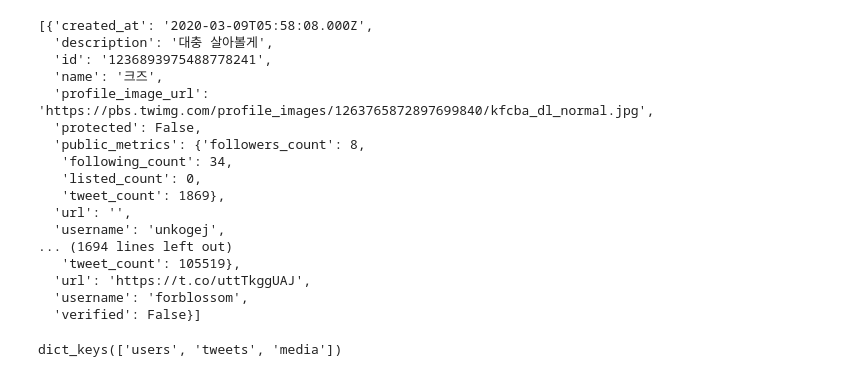
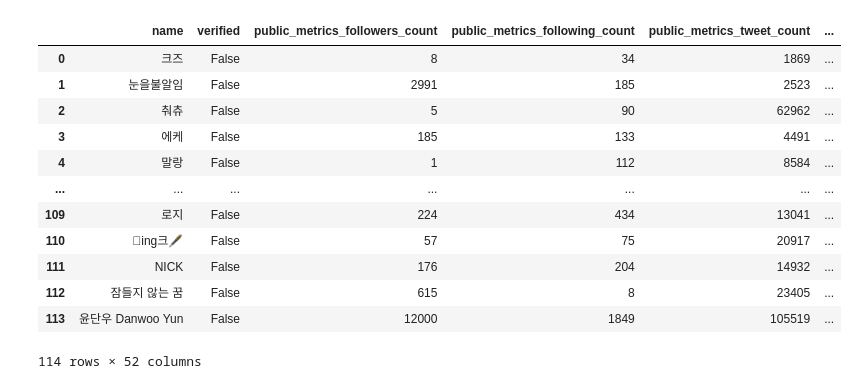
Before and after one commit to fromakim/2021Election_Analysis, a Jupyter notebook: data_prepreocess.ipynb, the cells around one changed output. Saved outputs shown, nothing was run; the diff lists cells and outputs as text; code cells hidden in the pictures.

```diff
--- a/data_prepreocess.ipynb
+++ b/data_prepreocess.ipynb
@@ -11,25 +13,19 @@ data = []
 for i in range(5):
     f = open(f'./data{i:02}.json', encoding = 'utf-8')
     data.append(json.load(f))
-# %%
-data[0]['includes']['users']
-# %% [output]
-[{'created_at': '2020-03-09T05:58:08.000Z',
-  'description': '대충 살아볼게',
-  'id': '1236893975488778241',
-  'name': '크즈',
-  'profile_image_url': 'https://pbs.twimg.com/profile_images/1263765872897699840/kfcba_dl_normal.jpg',
-  'protected': False,
-  'public_metrics': {'followers_count': 8,
-   'following_count': 34,
-   'listed_count': 0,
-   'tweet_count': 1869},
-  'url': '',
-  'username': 'unkogej',
-... (1694 lines left out)
-   'tweet_count': 105519},
-  'url': 'https://t.co/uttTkggUAJ',
-  'username': 'forblossom',
-  'verified': False}]
 # %%
-users = data[0]['includes']['users']
+pd.DataFrame([flatten(d) for d in data[0]['includes']['users']])
+# %% [output]
+|  | name | verified | public_metrics_followers_count | public_metrics_following_count | public_metrics_tweet_count | ... |
+| 0 | 크즈 | False | 8 | 34 | 1869 | ... |
+| 1 | 눈을불알임 | False | 2991 | 185 | 2523 | ... |
+| 2 | 춰츄 | False | 5 | 90 | 62962 | ... |
+| 3 | 에케 | False | 185 | 133 | 4491 | ... |
+| 4 | 말랑 | False | 1 | 112 | 8584 | ... |
+| ... | ... | ... | ... | ... | ... | ... |
+| 109 | 로지 | False | 224 | 434 | 13041 | ... |
+| 110 | ing크🖋 | False | 57 | 75 | 20917 | ... |
+| 111 | NICK | False | 176 | 204 | 14932 | ... |
+| 112 | 잠들지 않는 꿈 | False | 615 | 8 | 23405 | ... |
+| 113 | 윤단우 Danwoo Yun | False | 12000 | 1849 | 105519 | ... |
+114 rows × 52 columns
@@ -38,4 +31,0 @@ user_uniquekeys = list(set(itertools.chain(*list(map(lambda x : list(x.keys()),
-# %%
-data[0]['includes'].keys()
-# %% [output]
-dict_keys(['users', 'tweets', 'media'])
```
Also changed, not shown: parts of 4 cells of this notebook.
